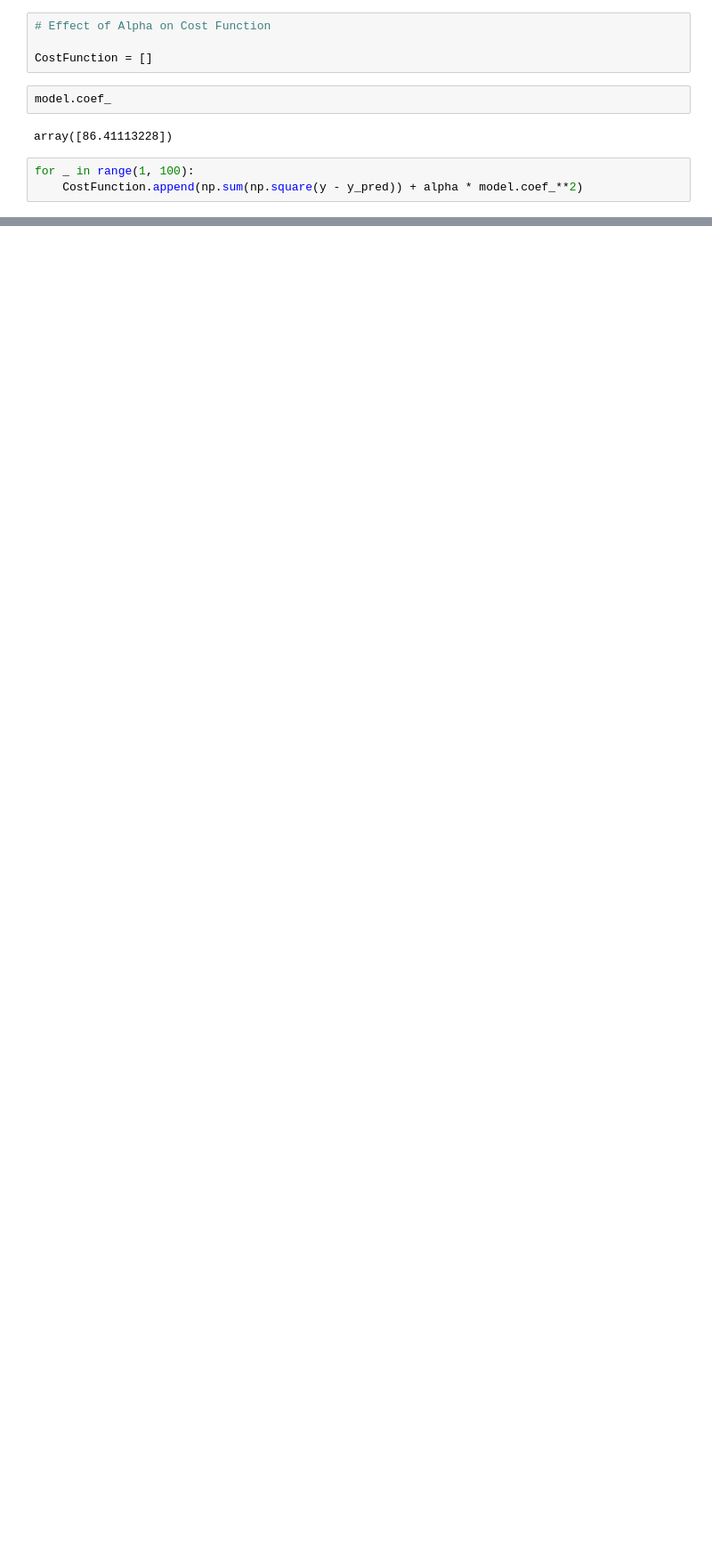
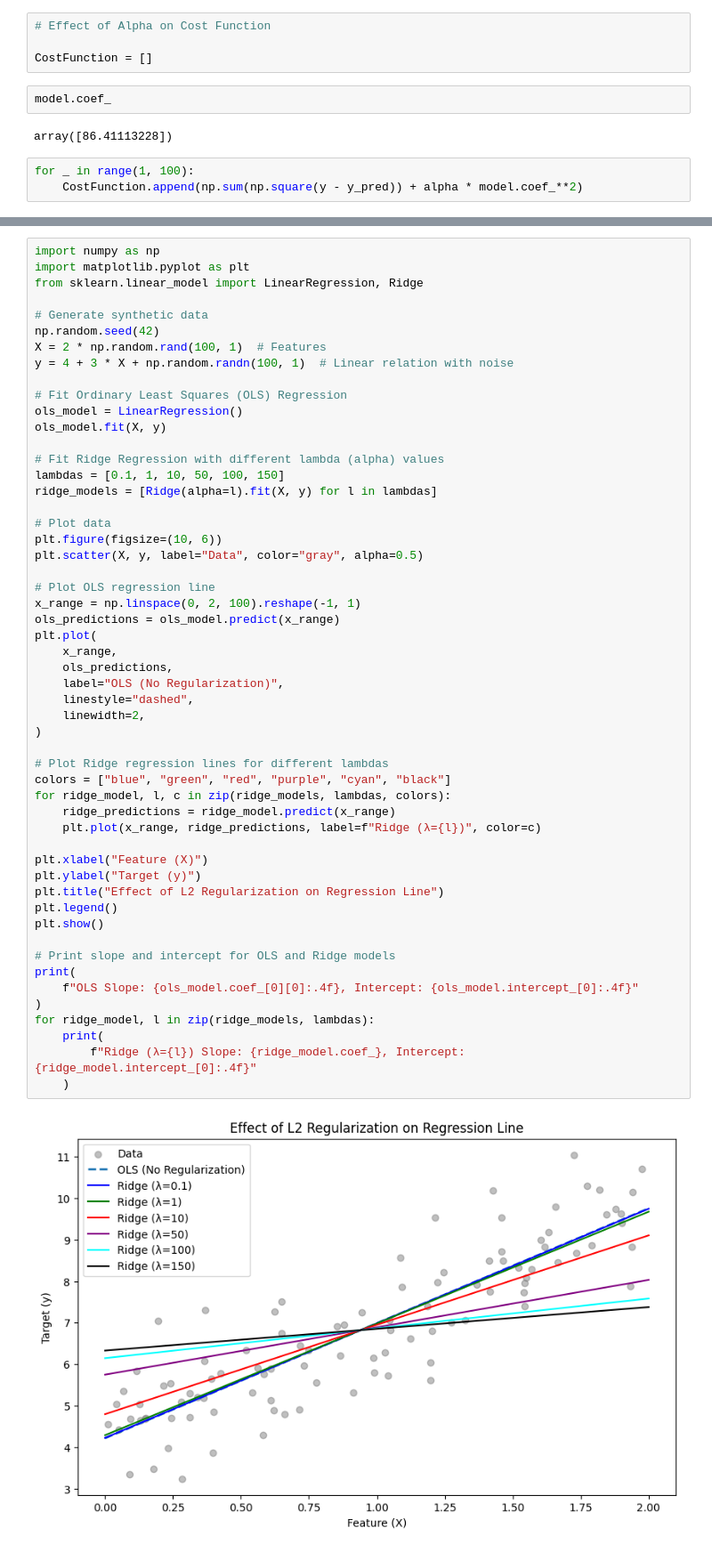
Before and after one commit to gauravgulia26/MachineLearning, a Jupyter notebook: Regularisation.ipynb, the cells around one changed output, grey strips where cells are left out. Shown at 89% size. Cells and saved outputs as stored; diff of their text form; blank space fills up the shorter version.

```diff
--- a/Regularisation.ipynb
+++ b/Regularisation.ipynb
@@ -162,0 +175,55 @@ plt.savefig("RidgeRegression.png", dpi=300)
+# %%
+import numpy as np
+import matplotlib.pyplot as plt
+from sklearn.linear_model import LinearRegression, Ridge
+
+# Generate synthetic data
+np.random.seed(42)
+X = 2 * np.random.rand(100, 1)  # Features
+y = 4 + 3 * X + np.random.randn(100, 1)  # Linear relation with noise
+
+# Fit Ordinary Least Squares (OLS) Regression
+ols_model = LinearRegression()
+ols_model.fit(X, y)
+
+# Fit Ridge Regression with different lambda (alpha) values
+lambdas = [0.1, 1, 10, 50, 100, 150]
+ridge_models = [Ridge(alpha=l).fit(X, y) for l in lambdas]
+
+# Plot data
+plt.figure(figsize=(10, 6))
+plt.scatter(X, y, label="Data", color="gray", alpha=0.5)
+
+# Plot OLS regression line
+x_range = np.linspace(0, 2, 100).reshape(-1, 1)
+ols_predictions = ols_model.predict(x_range)
+plt.plot(
+    x_range,
+    ols_predictions,
+    label="OLS (No Regularization)",
+    linestyle="dashed",
+    linewidth=2,
+)
+
+# Plot Ridge regression lines for different lambdas
+colors = ["blue", "green", "red", "purple", "cyan", "black"]
+for ridge_model, l, c in zip(ridge_models, lambdas, colors):
+    ridge_predictions = ridge_model.predict(x_range)
+    plt.plot(x_range, ridge_predictions, label=f"Ridge (λ={l})", color=c)
+
+plt.xlabel("Feature (X)")
+plt.ylabel("Target (y)")
+plt.title("Effect of L2 Regularization on Regression Line")
+plt.legend()
+plt.show()
+
+# Print slope and intercept for OLS and Ridge models
+print(
+    f"OLS Slope: {ols_model.coef_[0][0]:.4f}, Intercept: {ols_model.intercept_[0]:.4f}"
+)
+for ridge_model, l in zip(ridge_models, lambdas):
+    print(
+        f"Ridge (λ={l}) Slope: {ridge_model.coef_}, Intercept: {ridge_model.intercept_[0]:.4f}"
+    )
+# %% [output]
+[figure, added]
```
Also changed, not shown: parts of 4 cells of this notebook, 5 other files.
